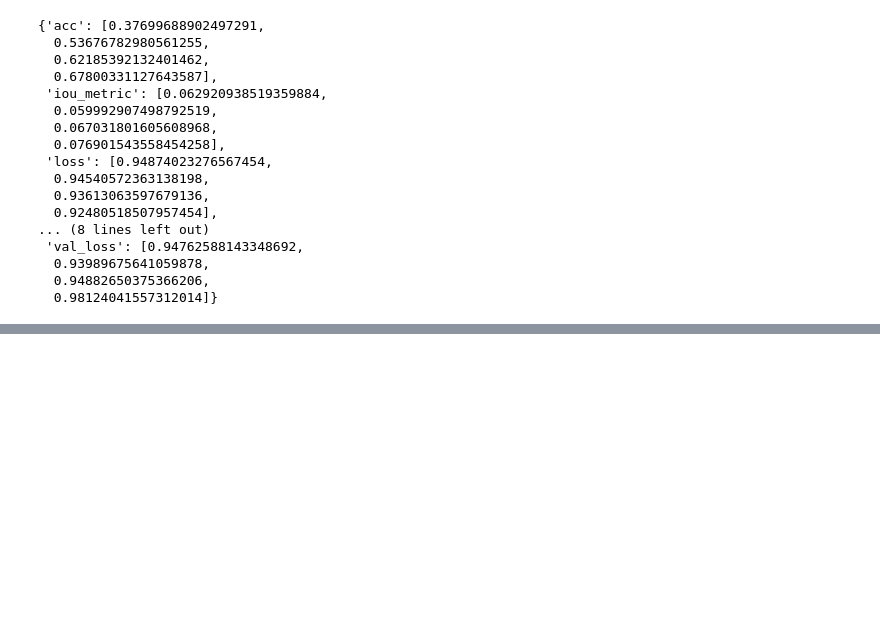
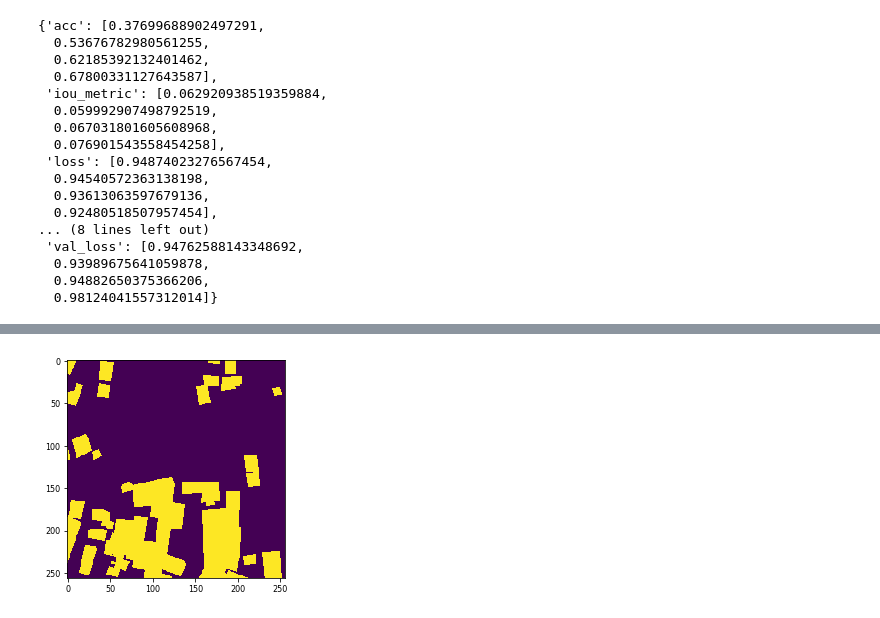
Before and after one commit to ParuninPavel/remote_sensing, a Jupyter notebook: Training_NN.ipynb, the cells around one changed output, grey strips where cells are left out. Saved outputs shown, nothing was run; the diff lists cells and outputs as text; code cells hidden in the pictures; blank space fills up the shorter version.

```diff
--- a/Training_NN.ipynb
+++ b/Training_NN.ipynb
@@ -685,0 +831,6 @@ a
+# %%
+img = tiff.imread('Dataset/DSTL/patches/val/masks/1252.tif')
+plt.imshow(img[0])
+plt.show()
+# %% [output]
+[figure, added]
```
Also changed, not shown: parts of 12 cells of this notebook, 6 other files.
